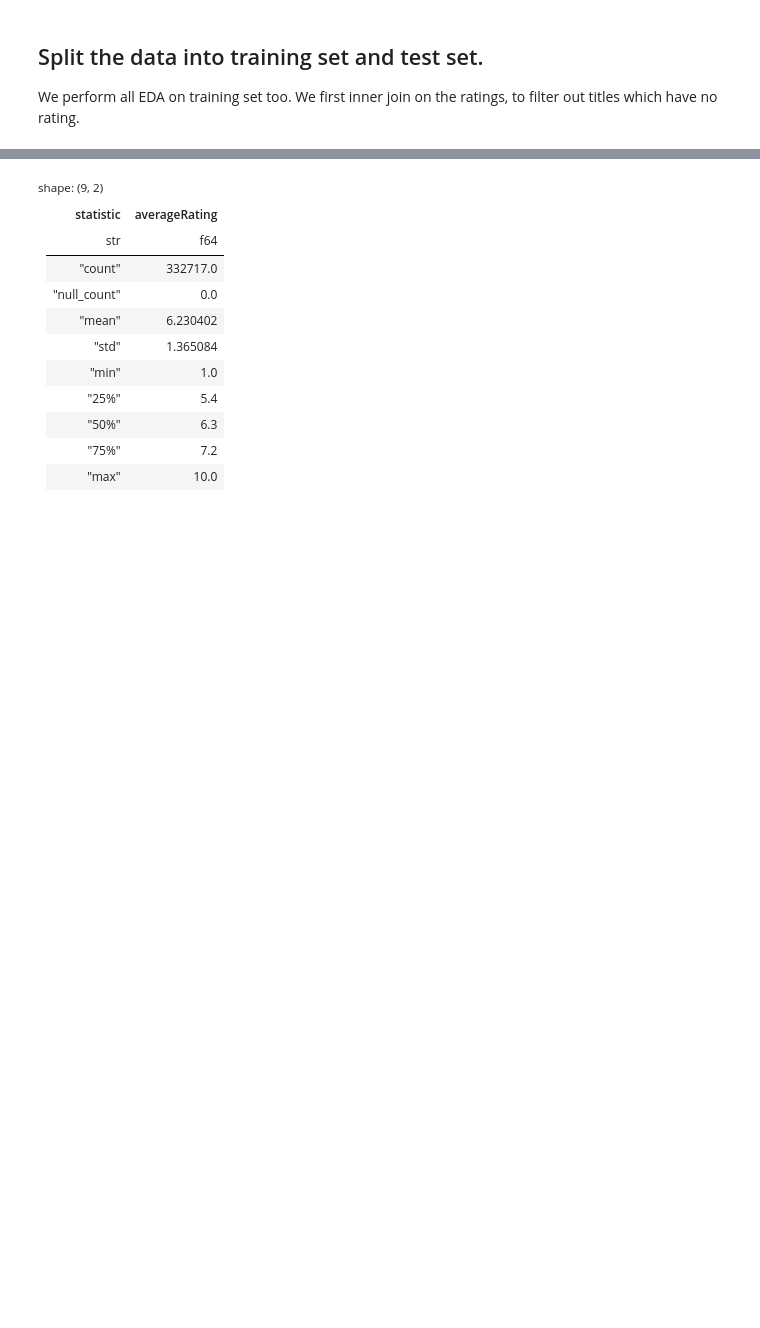
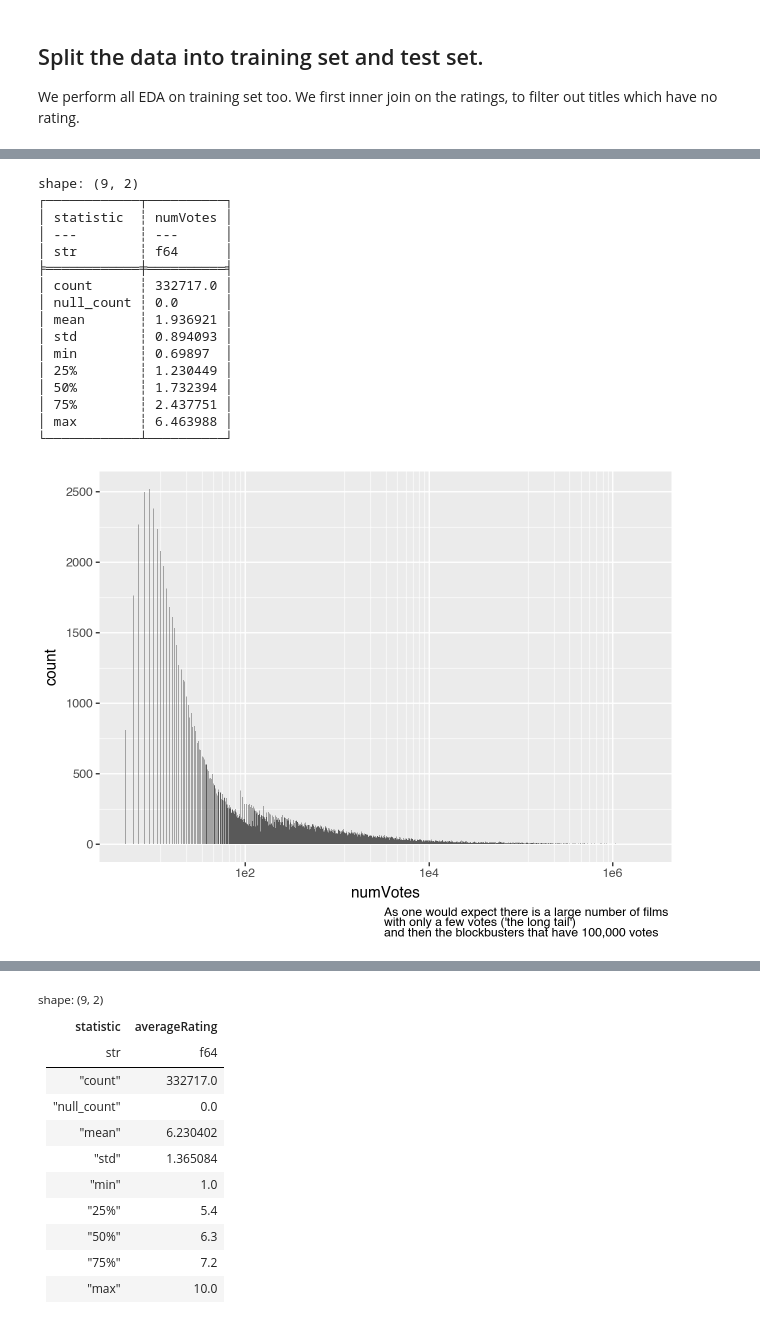
Before and after one commit to seanv507/imdb, a Jupyter notebook: analysis.ipynb, the cells around one changed output, grey strips where cells are left out. Cells and saved outputs as stored; diff of their text form; code cells hidden in the pictures; blank space fills up the shorter version.

```diff
--- a/analysis.ipynb
+++ b/analysis.ipynb
@@ -73,13 +95,11 @@ train_test = np.where(
 )
 title_ratings = title_ratings.with_columns(train_test=train_test)
 
-title_ratings_dict = {
+title_ratings_split = {
     key[0]: df
     for key, df in title_ratings.partition_by("train_test", as_dict=True).items()
 }
 
-for split in title_ratings_dict.keys():
-    title_ratings_dict[split] = title_ratings_dict[split].with_columns(
-        i_tconst=pl.int_range(pl.len())
-    )
+for split in title_ratings_split.keys():
+    title_ratings_split[split] = title_ratings_split[split].with_row_index("i_tconst")
 # index columns for generating sparse matrices
@@ -85,0 +119,28 @@ for split in title_ratings_dict.keys():
+# %%
+print(title_ratings_split["train"].select(pl.col("numVotes").log10()).describe())
+(
+    p9.ggplot(title_ratings_split["train"].sample(100_000), p9.aes(x="numVotes"))
+    + p9.geom_histogram(bins=1000)
+    + p9.scale_x_log10()
+    + p9.labs(
+        caption="As one would expect there is a large number of films \nwith only a few votes ('the long tail') \nand then the blockbusters that have 100,000 votes"
+    )
+)
+# %% [output]
+shape: (9, 2)
+┌────────────┬──────────┐
+│ statistic  ┆ numVotes │
+│ ---        ┆ ---      │
+│ str        ┆ f64      │
+╞════════════╪══════════╡
+│ count      ┆ 332717.0 │
+│ null_count ┆ 0.0      │
+│ mean       ┆ 1.936921 │
+│ std        ┆ 0.894093 │
+│ min        ┆ 0.69897  │
+│ 25%        ┆ 1.230449 │
+│ 50%        ┆ 1.732394 │
+│ 75%        ┆ 2.437751 │
+│ max        ┆ 6.463988 │
+└────────────┴──────────┘
+[figure, added]
```
Also changed, not shown: parts of 59 cells of this notebook.
